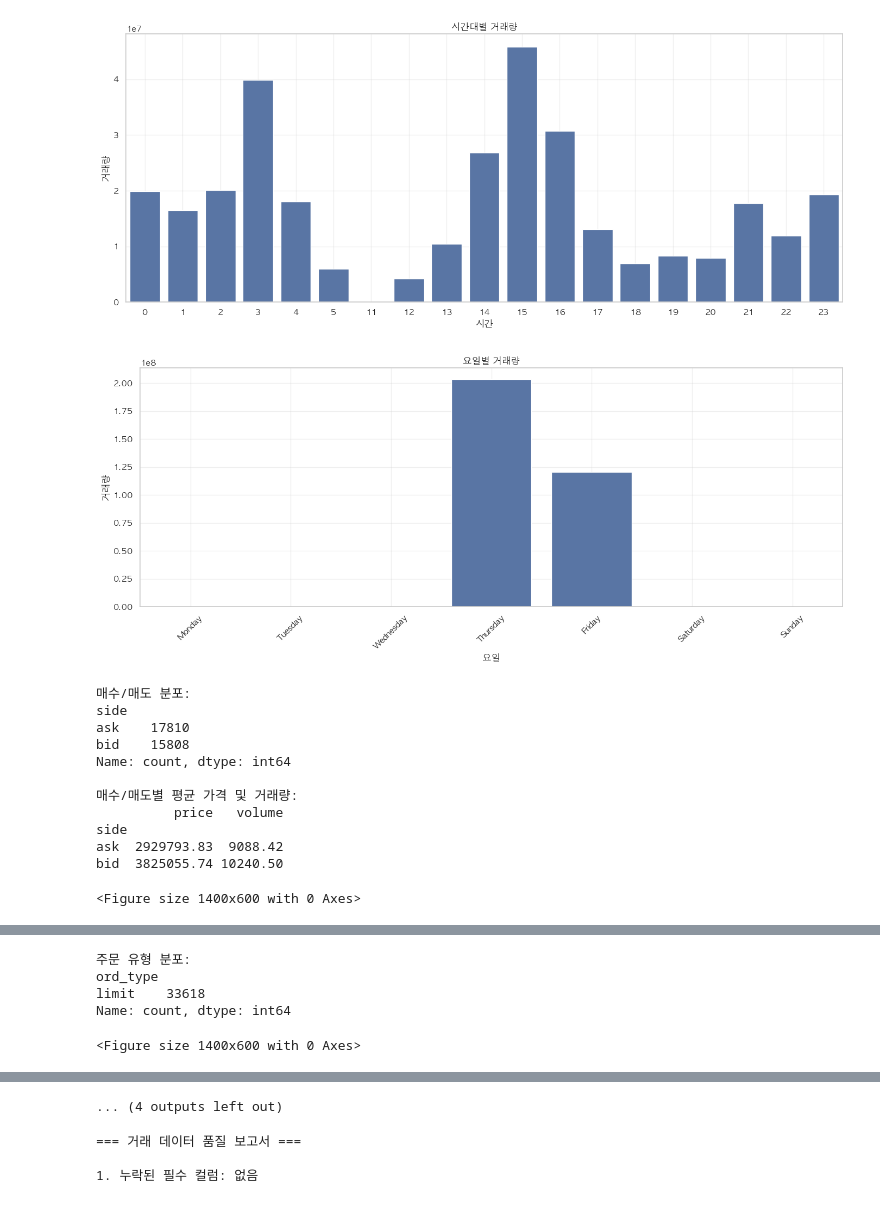
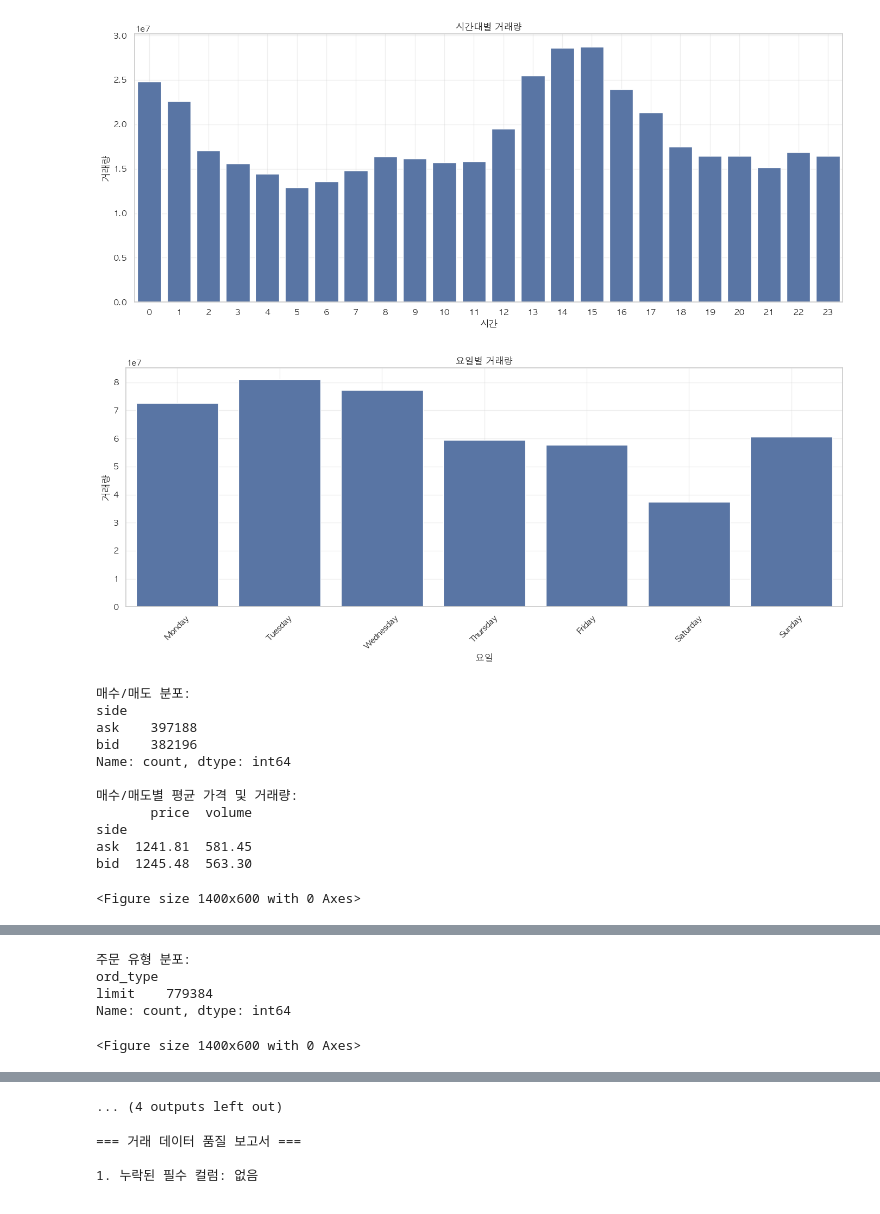
Before and after one commit to adam-epiclions/crypto-trading-ml, a Jupyter notebook: notebooks/1_data_exploration.ipynb, the cells around one changed output, grey strips where cells are left out. Cells and saved outputs as stored; diff of their text form; code cells hidden in the pictures.

```diff
--- a/notebooks/1_data_exploration.ipynb
+++ b/notebooks/1_data_exploration.ipynb
@@ -5,7 +5,7 @@ import matplotlib.pyplot as plt
 import seaborn as sns
 
 # 데이터 로드
-file_path = '../data/raw/account1_orders_100000.csv'  # 상대 경로 사용
+file_path = '../data/raw/order_list_ada_779384.csv'  # 상대 경로 사용
 
 ## 오류 처리를 위한 옵션 추가
 try:
@@ -289,14 +285,14 @@ dtype: int64
-[figure, old version]
+[figure, new version]
-[figure, old version]
+[figure, new version]
 매수/매도 분포:
 side
-ask    17810
-bid    15808
+ask    397188
+bid    382196
 Name: count, dtype: int64
 
 매수/매도별 평균 가격 및 거래량:
-          price   volume
+       price  volume
 side
-ask  2929793.83  9088.42
-bid  3825055.74 10240.50
+ask  1241.81  581.45
+bid  1245.48  563.30
 <Figure size 1400x600 with 0 Axes>
@@ -304,5 +300,5 @@ bid  3825055.74 10240.50
 주문 유형 분포:
 ord_type
-limit    33618
+limit    779384
 Name: count, dtype: int64
 <Figure size 1400x600 with 0 Axes>
```
Also changed, not shown: parts of 6 cells of this notebook, 13 other files.
